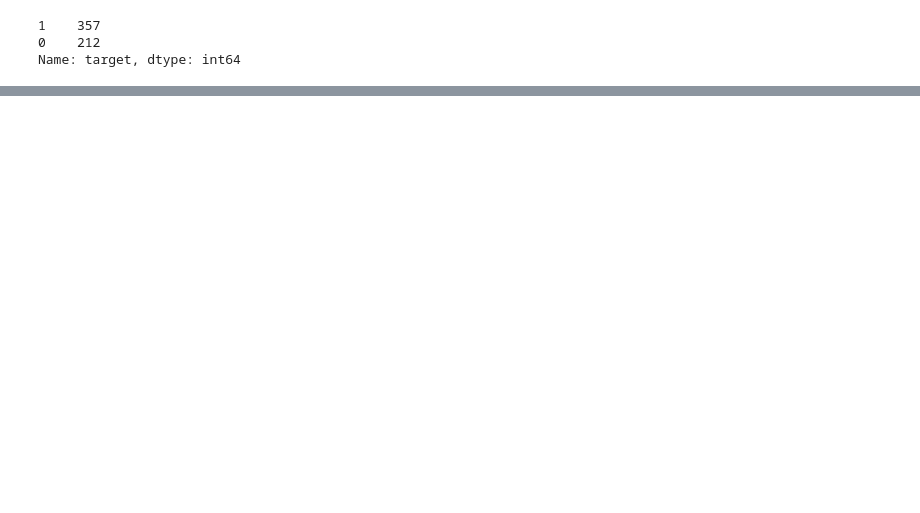
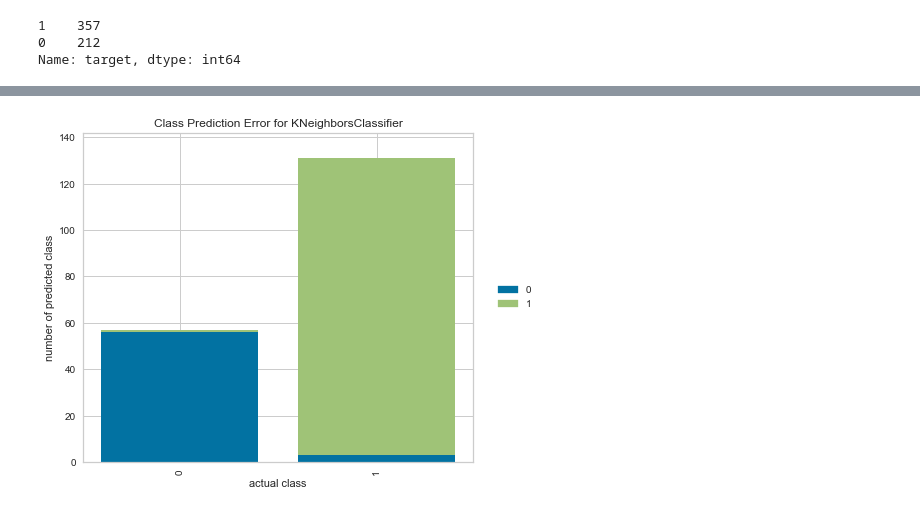
Before and after one commit to felbuch/Python_EPGE, a Jupyter notebook: 10-Aulas/15 - DataScience.ipynb, the cells around one changed output, grey strips where cells are left out. Drawn from its saved outputs; the diff is of its cells as text; code cells hidden in the pictures; blank space fills up the shorter version.

```diff
--- a/10-Aulas/15 - DataScience.ipynb
+++ b/10-Aulas/15 - DataScience.ipynb
@@ -67,0 +78,4 @@ KNeighborsClassifier()
+# %%
+scaler = StandardScaler()
+Xtrn = scaler.fit_transform(Xtrn)
+Xtst = scaler.transform(Xtst)
@@ -67,0 +95,10 @@ KNeighborsClassifier()
+# %%
+modelos = {'dummy': DummyClassifier(),
+           'logistic': LogisticRegression(),
+           'KNN': KNeighborsClassifier(),
+           'tree': DecisionTreeClassifier(),
+           'rf': RandomForestClassifier(),
+           'nn': MLPClassifier(max_iter=500)}
+,
+resultados = pd.DataFrame([], index = modelos.keys(), columns=['precision','recall','f1','accuracy'])
+resultados
@@ -67,0 +114,14 @@ KNeighborsClassifier()
+# %%
+for nome, modelo in modelos.items():
+    modelo.fit(Xtrn,ytrn)
+    ypred = modelo.predict(Xtst)
+
+    precision = precision_score(ytst, ypred)
+    recall = recall_score(ytst, ypred)
+    f1 = f1_score(ytst, ypred)
+    accuracy = accuracy_score(ytst, ypred)
+
+    resultados.loc[nome,:] = precision, recall, f1, accuracy
+    modelos[nome] = modelo
+
+resultados
@@ -68 +152,3 @@ KNeighborsClassifier()
+# %%
+modelo = modelos['KNN']
 # %%
@@ -97,0 +189,4 @@ classification_report(modelo, X_test, y_test);
+# %%
+class_prediction_error(modelo, Xtrn, ytrn, Xtst, ytst);
+# %% [output]
+[figure, added]
```
Also changed, not shown: parts of 38 cells of this notebook.
